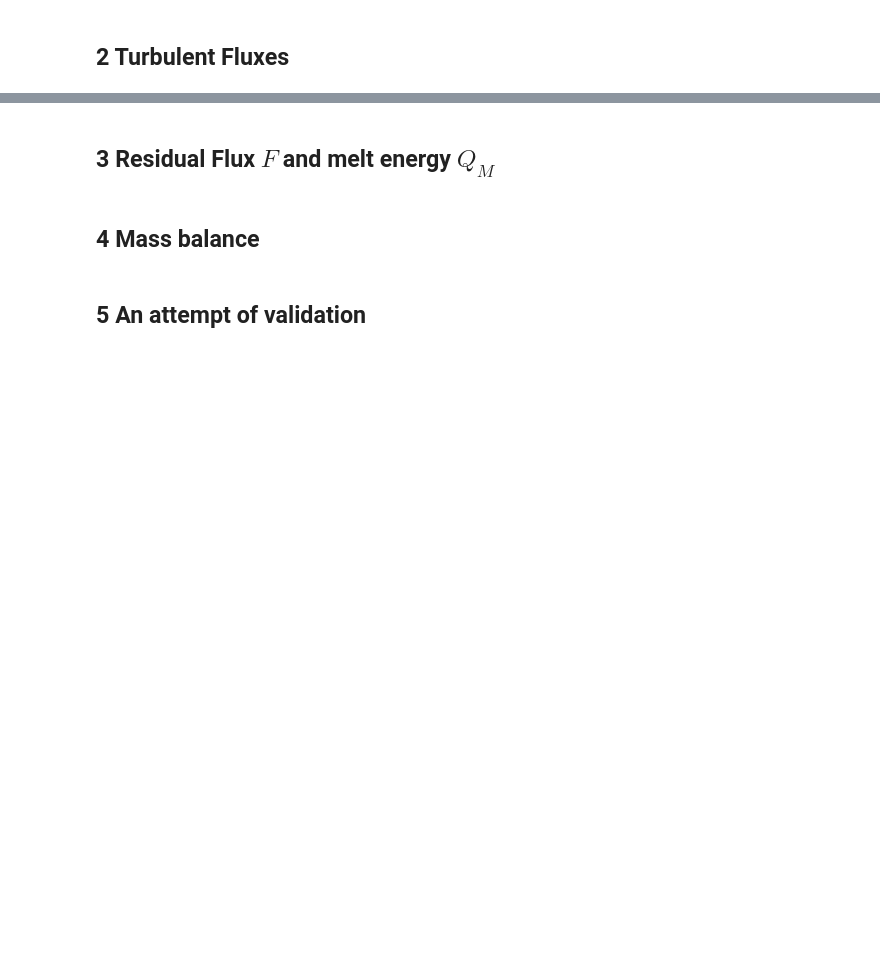
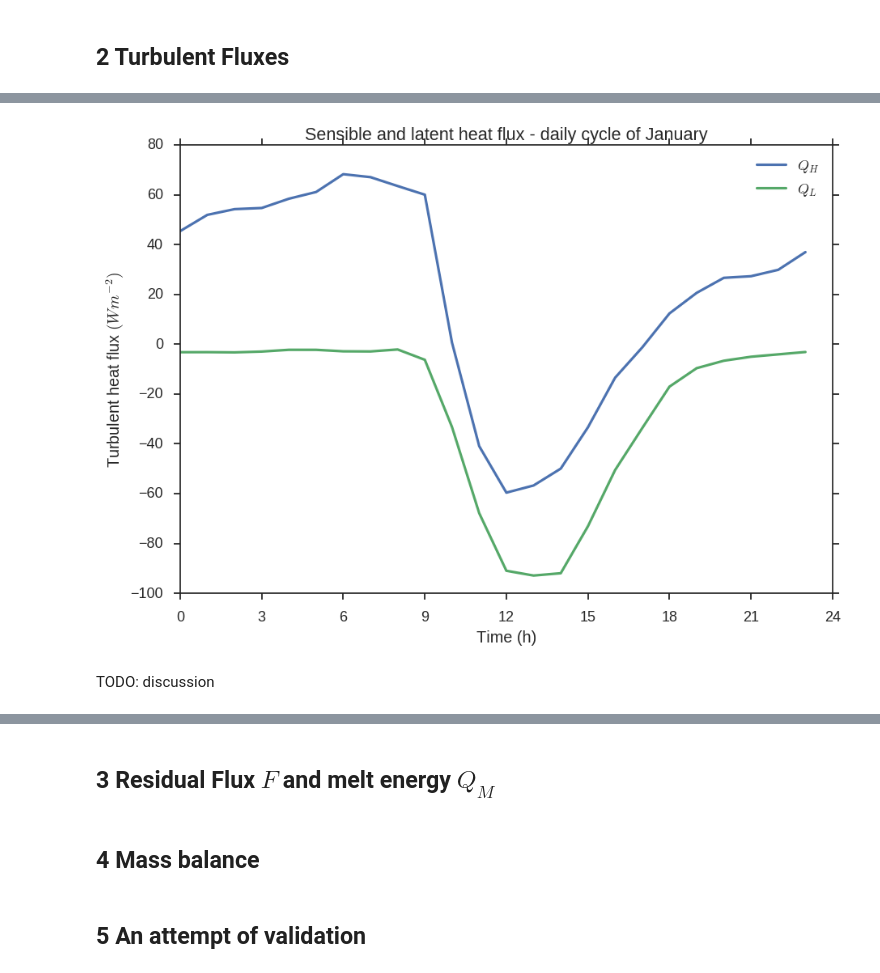
Before and after one commit to Matze77/Cryosphere, a Jupyter notebook: cryo_project.ipynb, the cells around one changed output, grey strips where cells are left out. Saved outputs shown, nothing was run; the diff lists cells and outputs as text; code cells hidden in the pictures; blank space fills up the shorter version.

```diff
--- a/cryo_project.ipynb
+++ b/cryo_project.ipynb
@@ -232,0 +429,12 @@ plt.suptitle("Correlation of $\mathrm{LW_{out}}$ and $\mathrm{SW_{out}/SW_{in}}$
+# %%
+jan_daily_cycle['Q_H'].plot(label='$Q_H$');
+jan_daily_cycle['Q_L'].plot(label='$Q_L$');
+plt.xticks(np.arange(0,25,3));
+plt.xlabel('Time (h)');
+plt.ylabel('Turbulent heat flux $(W m^{-2})$');
+plt.title('Sensible and latent heat flux - daily cycle of January');
+plt.legend();
+# %% [output]
+[figure, added]
+# %% [markdown]
+TODO: discussion
```
Also changed, not shown: parts of 49 cells of this notebook.
